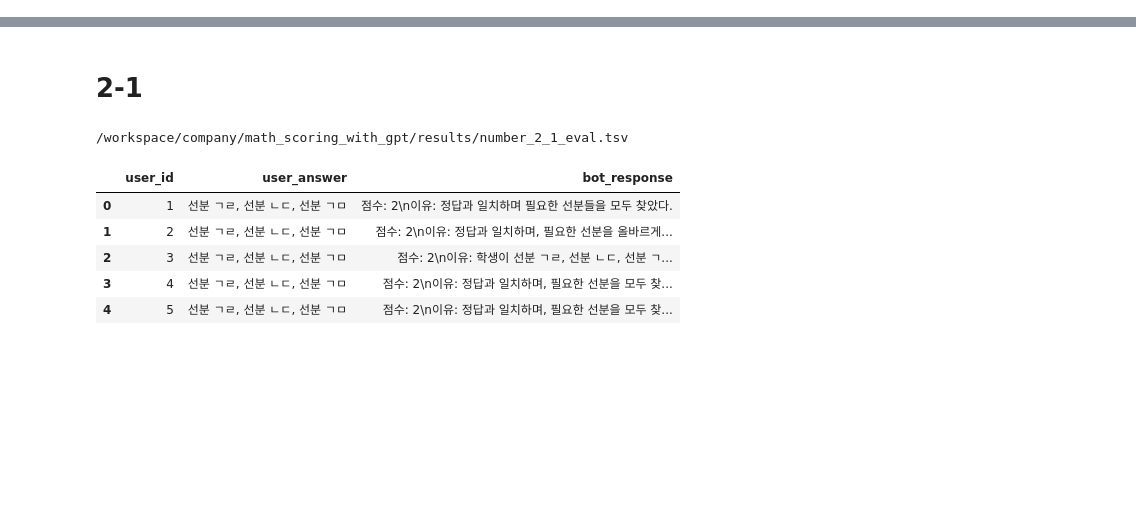
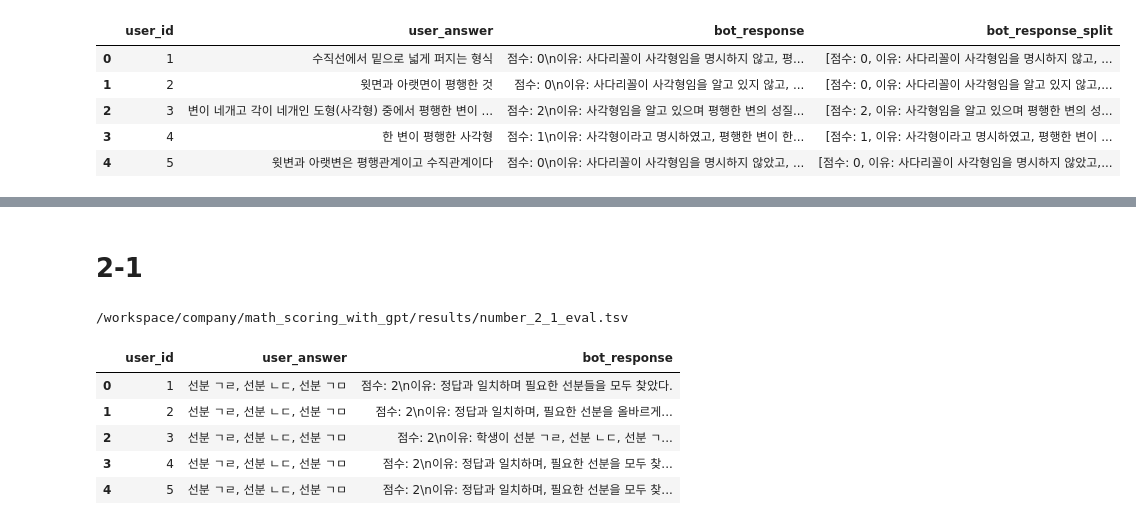
Before and after one commit to codingchild2424/math_scoring_with_gpt, a Jupyter notebook: src/postprocess.ipynb, the cells around one changed output, grey strips where cells are left out. Drawn from its saved outputs; the diff is of its cells as text; code cells hidden in the pictures; blank space fills up the shorter version.

```diff
--- a/src/postprocess.ipynb
+++ b/src/postprocess.ipynb
@@ -6,0 +15,4 @@ post_results_path = "/workspace/company/math_scoring_with_gpt/post_results"
+# %%
+number_1_1_path = os.path.join(results_path, "number_1_1_eval.tsv")
+
+print(number_1_1_path)
@@ -6,0 +21,4 @@ post_results_path = "/workspace/company/math_scoring_with_gpt/post_results"
+# %%
+df_1_1 = pd.read_csv(number_1_1_path, sep="\t")
+
+df_1_1.head()
@@ -6,0 +32,5 @@ post_results_path = "/workspace/company/math_scoring_with_gpt/post_results"
+# %%
+# \n\n -> \n
+df_1_1['bot_response'] = df_1_1['bot_response'].apply(lambda x: x.replace("\n\n", "\n"))
+
+df_1_1.head()
@@ -6,0 +44,12 @@ post_results_path = "/workspace/company/math_scoring_with_gpt/post_results"
+# %%
+# df_1_1['bot_response'] split by \n
+df_1_1['bot_response_split'] = df_1_1['bot_response'].apply(lambda x: x.split("\n"))
+# %%
+df_1_1.head()
+# %% [output]
+|  | user_id | user_answer | bot_response | bot_response_split |
+| 0 | 1 | 수직선에서 밑으로 넓게 퍼지는 형식 | 점수: 0\n이유: 사다리꼴이 사각형임을 명시하지 않고, 평... | [점수: 0, 이유: 사다리꼴이 사각형임을 명시하지 않고, ... |
+| 1 | 2 | 윗면과 아랫면이 평행한 것 | 점수: 0\n이유: 사다리꼴이 사각형임을 알고 있지 않고, ... | [점수: 0, 이유: 사다리꼴이 사각형임을 알고 있지 않고,... |
+| 2 | 3 | 변이 네개고 각이 네개인 도형(사각형) 중에서 평행한 변이 ... | 점수: 2\n이유: 사각형임을 알고 있으며 평행한 변의 성질... | [점수: 2, 이유: 사각형임을 알고 있으며 평행한 변의 성... |
+| 3 | 4 | 한 변이 평행한 사각형 | 점수: 1\n이유: 사각형이라고 명시하였고, 평행한 변이 한... | [점수: 1, 이유: 사각형이라고 명시하였고, 평행한 변이 ... |
+| 4 | 5 | 윗변과 아랫변은 평행관계이고 수직관계이다 | 점수: 0\n이유: 사다리꼴이 사각형임을 명시하지 않았고, ... | [점수: 0, 이유: 사다리꼴이 사각형임을 명시하지 않았고,... |
```
Also changed, not shown: parts of 10 cells of this notebook, 2 other files.
